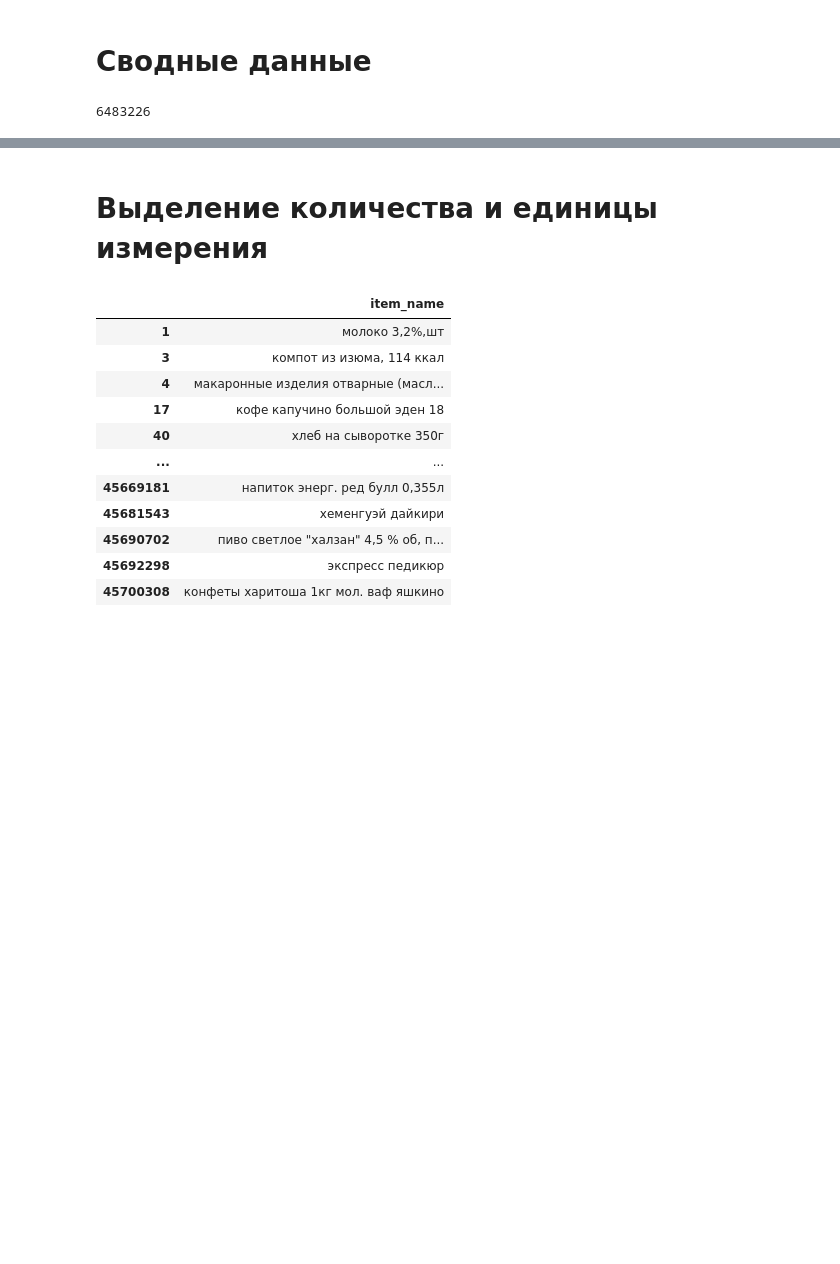
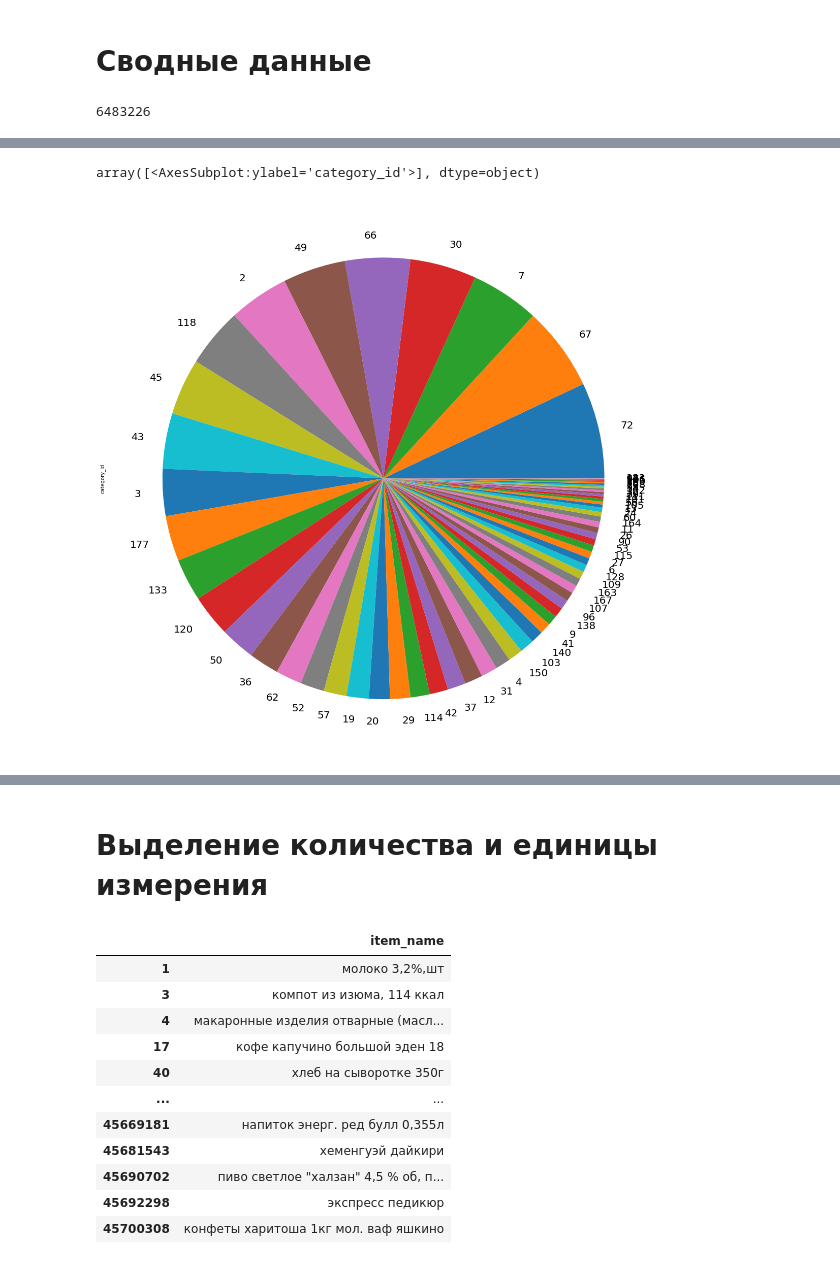
Before and after one commit to Mikhaylov-yv/Data_Fusion_Contest, a Jupyter notebook: Preliminary analysis.ipynb, the cells around one changed output, grey strips where cells are left out. Saved outputs shown, nothing was run; the diff lists cells and outputs as text; code cells hidden in the pictures; blank space fills up the shorter version.

```diff
--- a/Preliminary analysis.ipynb
+++ b/Preliminary analysis.ipynb
@@ -90,3 +117,8 @@ Name: item_name, Length: 2870, dtype: int64
+# %%
+rare_clas_ser.plot.pie(subplots=True, fontsize=20, figsize=(20, 20))
+# %% [output]
+array([<AxesSubplot:ylabel='category_id'>], dtype=object)
+[figure, added]
 # %%
 # Популярные Бренды
 print(f"Всего {train['brands'].value_counts().count()} Брендов")
```
Also changed, not shown: parts of 10 cells of this notebook, 11 other files.
